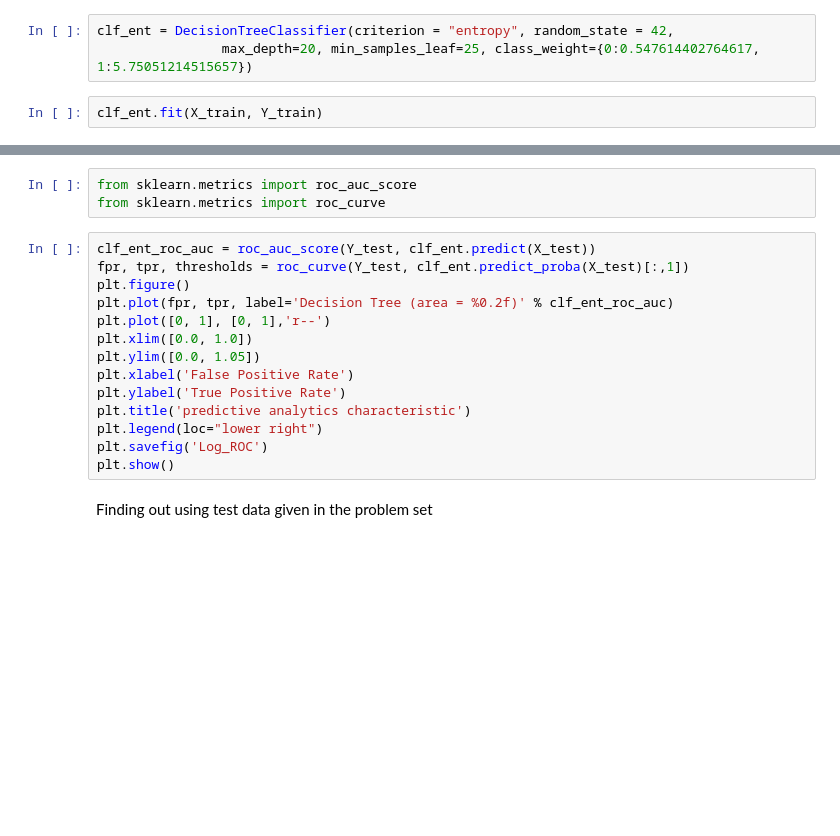
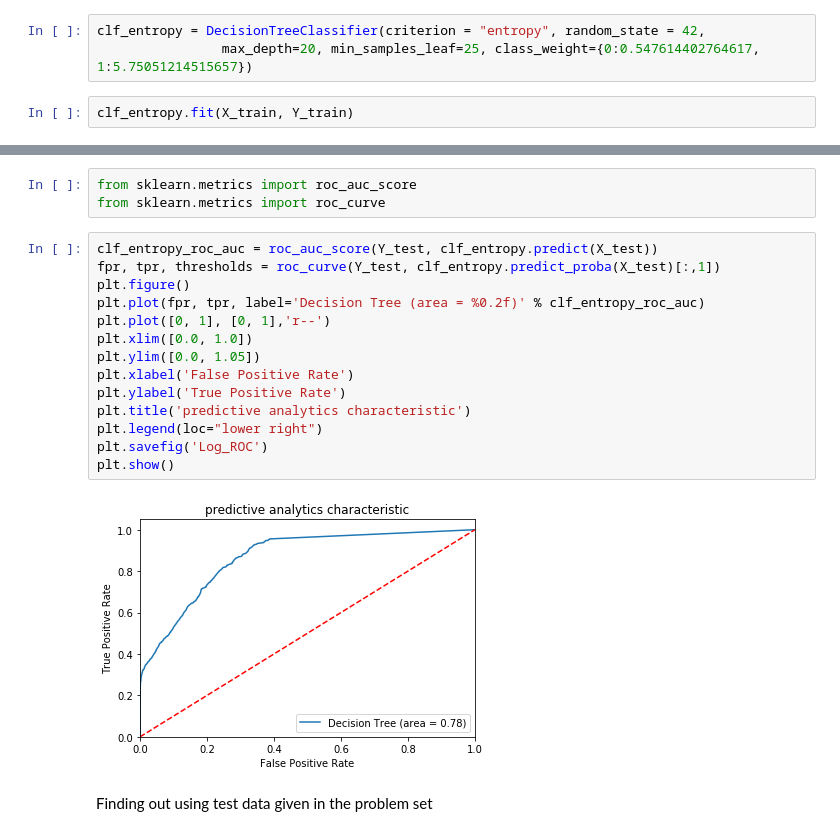
Before and after one commit to vrc-vinodh/HR-Analytics-Practice-Dataset, a Jupyter notebook: decision-tree-model.ipynb, the cells around one changed output, grey strips where cells are left out. Drawn from its saved outputs; the diff is of its cells as text; blank space fills up the shorter version.

```diff
--- a/decision-tree-model.ipynb
+++ b/decision-tree-model.ipynb
@@ -100,8 +101,8 @@ We choose the value of min_samples_leaf value where we get highest value of accu
 # %%
-clf_ent = DecisionTreeClassifier(criterion = "entropy", random_state = 42,
+clf_entropy = DecisionTreeClassifier(criterion = "entropy", random_state = 42,
                 max_depth=20, min_samples_leaf=25, class_weight={0:0.547614402764617, 1:5.75051214515657})
 # %%
-clf_ent.fit(X_train, Y_train)
+clf_entropy.fit(X_train, Y_train)
 # %% [output]
 DecisionTreeClassifier(class_weight={0: 0.547614402764617, 1: 5.75051214515657},
             criterion='entropy', max_depth=20, max_features=None,
@@ -156,19 +165,21 @@ Accuracy: 0.7719083969465649
 from sklearn.metrics import roc_auc_score
 from sklearn.metrics import roc_curve
 # %%
-clf_ent_roc_auc = roc_auc_score(Y_test, clf_ent.predict(X_test))
-fpr, tpr, thresholds = roc_curve(Y_test, clf_ent.predict_proba(X_test)[:,1])
+clf_entropy_roc_auc = roc_auc_score(Y_test, clf_entropy.predict(X_test))
+fpr, tpr, thresholds = roc_curve(Y_test, clf_entropy.predict_proba(X_test)[:,1])
 plt.figure()
-plt.plot(fpr, tpr, label='Decision Tree (area = %0.2f)' % clf_ent_roc_auc)
+plt.plot(fpr, tpr, label='Decision Tree (area = %0.2f)' % clf_entropy_roc_auc)
 plt.plot([0, 1], [0, 1],'r--')
 plt.xlim([0.0, 1.0])
 plt.ylim([0.0, 1.05])
 plt.xlabel('False Positive Rate')
 plt.ylabel('True Positive Rate')
 plt.title('predictive analytics characteristic')
 plt.legend(loc="lower right")
 plt.savefig('Log_ROC')
 plt.show()
+# %% [output]
+[figure, added]
 # %% [markdown]
 Finding out using test data given in the problem set
 # %%
```
Also changed, not shown: parts of 25 cells of this notebook, 2 other files.
